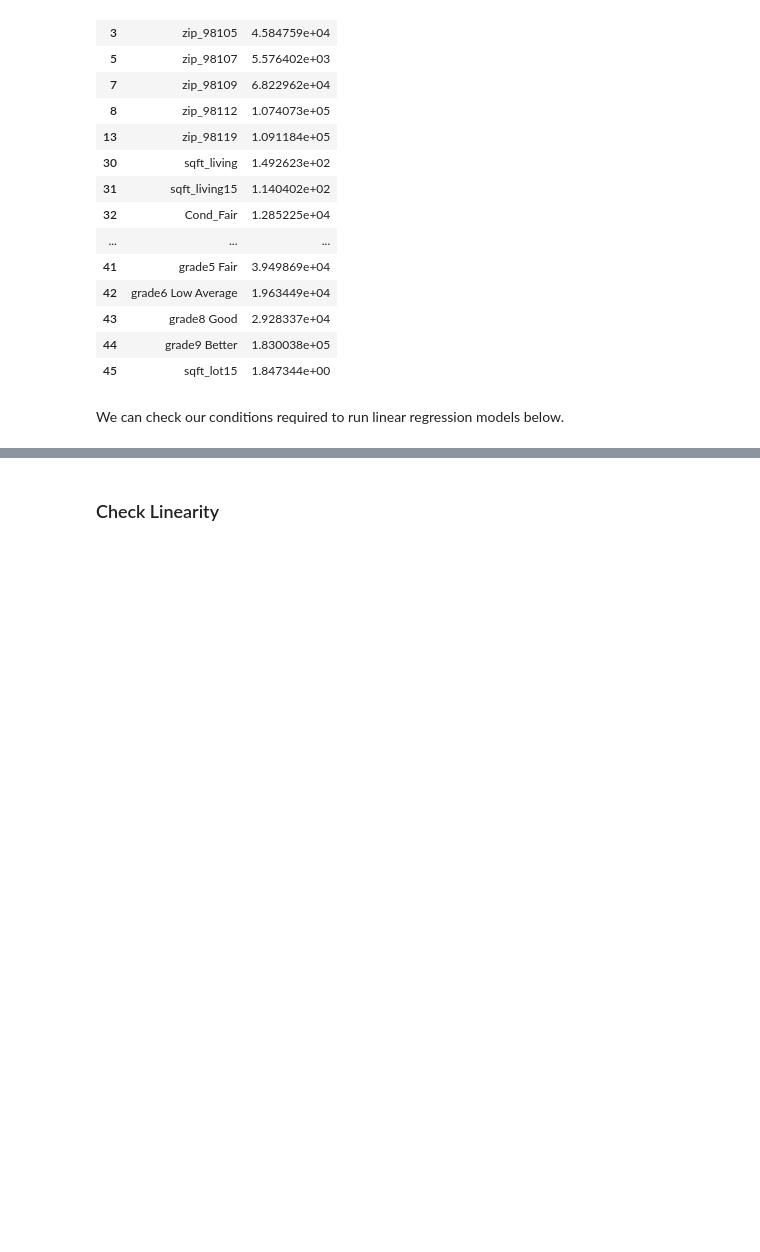
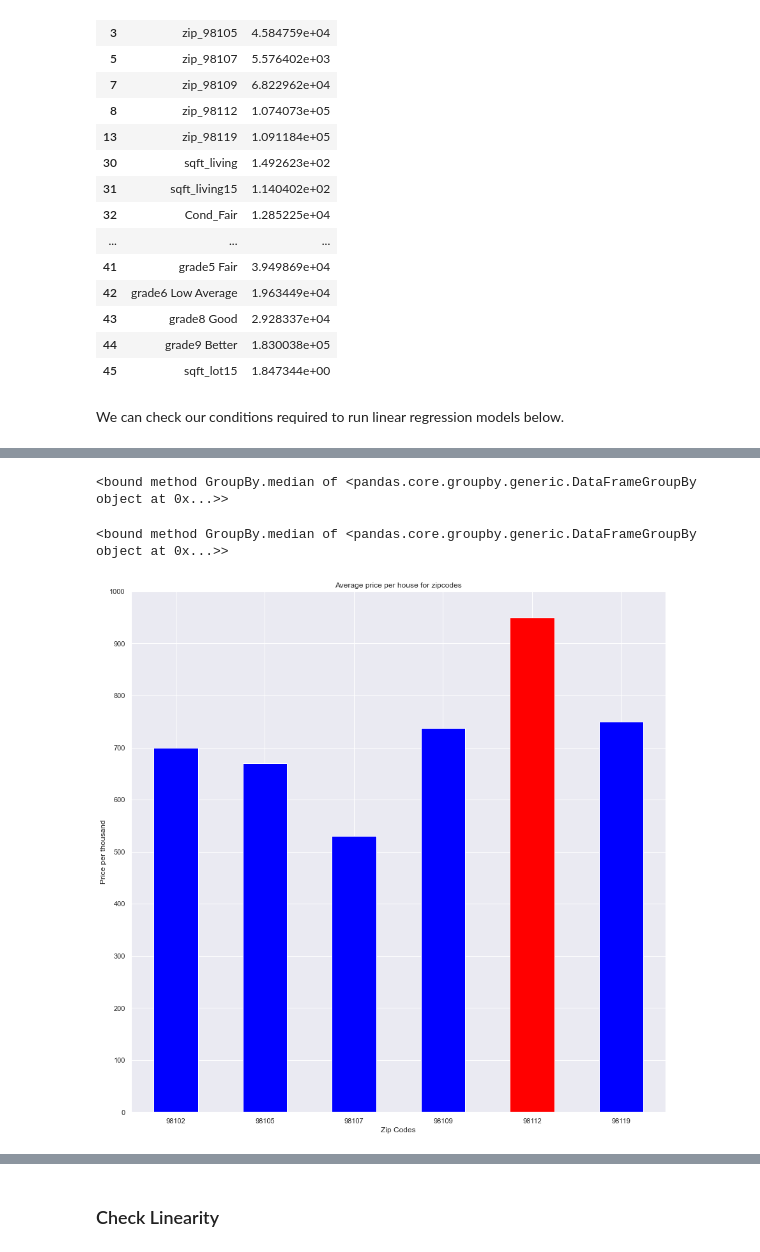
Before and after one commit to zpollats/p2_project_group4, a Jupyter notebook: KC_Housing_Final_Notebook.ipynb, the cells around one changed output, grey strips where cells are left out. Drawn from its saved outputs; the diff is of its cells as text; code cells hidden in the pictures; blank space fills up the shorter version.

```diff
--- a/KC_Housing_Final_Notebook.ipynb
+++ b/KC_Housing_Final_Notebook.ipynb
@@ -1430,0 +1499,4 @@ y_hat_df.head()
+# %%
+zipcode_size = df_seattle[['sqft_living15','sqft_lot15','sqft_living','price','zipcode']]
+zipcode_size = zipcode_size.loc[zipcode_size['zipcode'].isin(['98102','98105','98107','98109','98112','98119'])]
+zipcode_size
@@ -1430,0 +1517,27 @@ y_hat_df.head()
+# %%
+zipcode_size.groupby(['zipcode']).median
+# %% [output]
+<bound method GroupBy.median of <pandas.core.groupby.generic.DataFrameGroupBy object at 0x...>>
+# %%
+zipcode_size.groupby(['zipcode']).median
+# %% [output]
+<bound method GroupBy.median of <pandas.core.groupby.generic.DataFrameGroupBy object at 0x...>>
+# %%
+Pricezip, ax = plt.subplots()
+
+zipcode_size.groupby(['zipcode'])['price'].median().plot.bar(color = ['blue', 'blue', 'blue', 'blue', 'red', 'blue'])
+
+def format_number(data_value, idx):
+    formatter = '{:1.0f}'.format(data_value*0.001)
+    return formatter
+
+plt.yticks(np.arange(0, 1_000_001, 100_000))
+ax.yaxis.set_major_formatter(format_number)
+plt.xticks(rotation = 0)
+
+plt.xlabel('Zip Codes')
+plt.ylabel('Price per thousand')
+plt.title('Average price per house for zipcodes');
+plt.savefig('./images/Pricezip.png', dpi=500)
+# %% [output]
+[figure, added]
```
Also changed, not shown: parts of 43 cells of this notebook, 4 other files.
